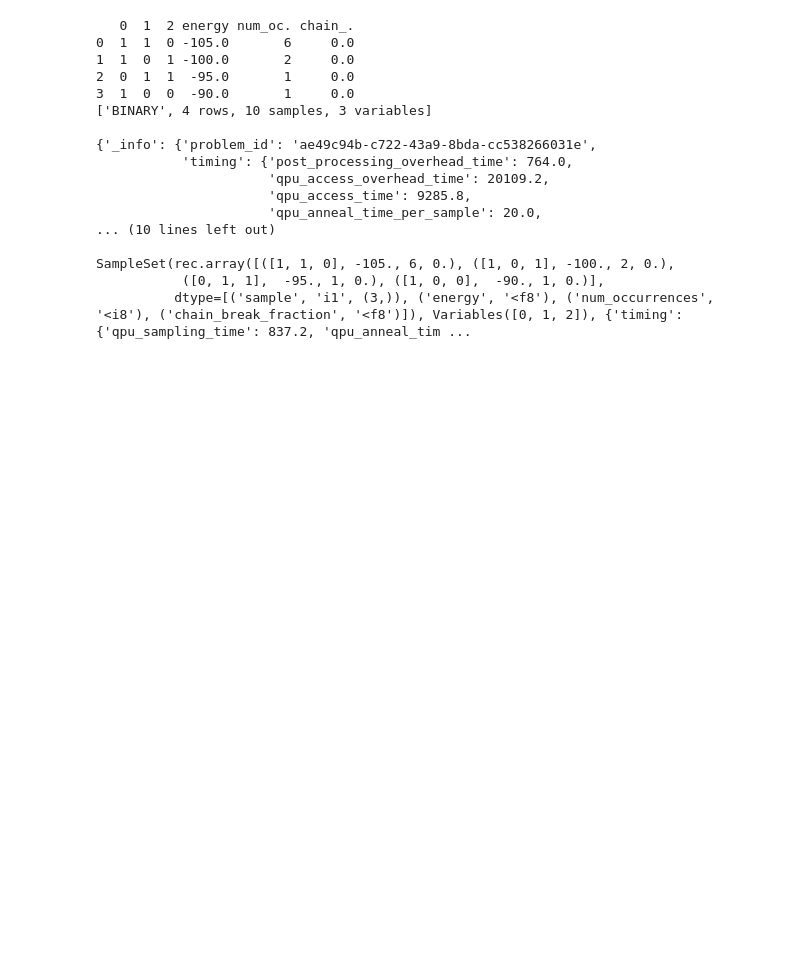
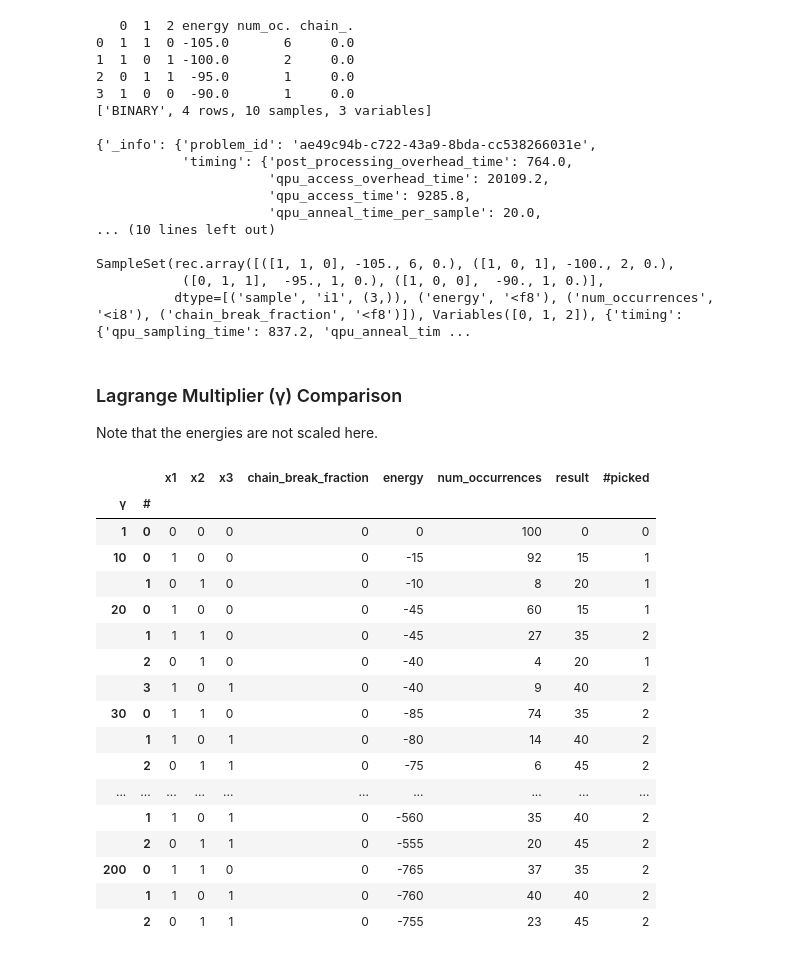
Before and after one commit to klezm/QuantumAnnealingPlayground, a Jupyter notebook: choosing_boxes.ipynb, the cells around one changed output. Cells and saved outputs as stored; diff of their text form; code cells hidden in the pictures; blank space fills up the shorter version.

Commit message:
Updateschoosing_boxes.ipynb

```diff
--- a/choosing_boxes.ipynb
+++ b/choosing_boxes.ipynb
@@ -487,3 +603,66 @@ sampleset
 SampleSet(rec.array([([1, 1, 0], -105., 6, 0.), ([1, 0, 1], -100., 2, 0.),
            ([0, 1, 1],  -95., 1, 0.), ([1, 0, 0],  -90., 1, 0.)],
           dtype=[('sample', 'i1', (3,)), ('energy', '<f8'), ('num_occurrences', '<i8'), ('chain_break_fraction', '<f8')]), Variables([0, 1, 2]), {'timing': {'qpu_sampling_time': 837.2, 'qpu_anneal_tim ...
+# %% [markdown]
+### Lagrange Multiplier (γ) Comparison
+
+Note that the energies are not scaled here.
+# %%
+samplesets = {}
+for γ in [1, 10, 20, 30, 35, 40, 60, 80, 100, 120, 150, 200]:
+    sampler = EmbeddingComposite(DWaveSampler())
+
+    # x1, x2, x3 = [dimod.Binary(f'x{i}') for i in range(1, 4)]
+    # bqm = 15 * x1 + 20 * x2 + 25 * x3 + γ * (x1 + x2 + x3 - 2)**2
+    # sampleset = sampler.sample(bqm, num_reads = 100)
+
+    Q = make_Q_dict(make_qubo(γ = γ))
+    sampleset = sampler.sample_qubo(Q, num_reads = 100)
+
+    # print(f'>>>   γ = {γ}   <<<\n{sampleset}\n')
+    samplesets[γ] = sampleset
+# %%
+df = pd.concat({γ: s.to_pandas_dataframe() for γ, s in samplesets.items()}).rename_axis(index = ["γ", "#"])
+df = df.convert_dtypes()
+df = df.rename(columns = {0: "x1", 1: "x2", 2: "x3"})
+
+df["result"] = df["x1"] * 15 + df["x2"] * 20 + df["x3"] * 25  # summed weight
+df["#picked"] = df["x1"] + df["x2"] + df["x3"]  # number of picked boxes (constraint)
+
+display(
+    df.style.bar(
+        subset = ["chain_break_fraction", "energy", "num_occurrences"],
+        color = "#ff92a585",
+    ).set_properties(
+        **{"background-color": "#adadad69"},  # #004ba752
+        subset = pd.IndexSlice[pd.IndexSlice[df.index.unique(level = 0)[::2], :], :]
+    ).background_gradient(
+        subset = "result",
+        cmap = "Blues_r"
+    ).set_properties(
+        subset = "#picked",
+        **{"font-weight": "bold"}
+    ).text_gradient(
+        subset = "#picked",
+        cmap = "tab10"
+    )
+)
+# %% [output]
+|  |  | x1 | x2 | x3 | chain_break_fraction | energy | num_occurrences | result | #picked |
+| γ | # |  |  |  |  |  |  |  |  |
+| 1 | 0 | 0 | 0 | 0 | 0 | 0 | 100 | 0 | 0 |
+| 10 | 0 | 1 | 0 | 0 | 0 | -15 | 92 | 15 | 1 |
+|  | 1 | 0 | 1 | 0 | 0 | -10 | 8 | 20 | 1 |
+| 20 | 0 | 1 | 0 | 0 | 0 | -45 | 60 | 15 | 1 |
+|  | 1 | 1 | 1 | 0 | 0 | -45 | 27 | 35 | 2 |
+|  | 2 | 0 | 1 | 0 | 0 | -40 | 4 | 20 | 1 |
+|  | 3 | 1 | 0 | 1 | 0 | -40 | 9 | 40 | 2 |
+| 30 | 0 | 1 | 1 | 0 | 0 | -85 | 74 | 35 | 2 |
+|  | 1 | 1 | 0 | 1 | 0 | -80 | 14 | 40 | 2 |
+|  | 2 | 0 | 1 | 1 | 0 | -75 | 6 | 45 | 2 |
+| ... | ... | ... | ... | ... | ... | ... | ... | ... | ... |
+|  | 1 | 1 | 0 | 1 | 0 | -560 | 35 | 40 | 2 |
+|  | 2 | 0 | 1 | 1 | 0 | -555 | 20 | 45 | 2 |
+| 200 | 0 | 1 | 1 | 0 | 0 | -765 | 37 | 35 | 2 |
+|  | 1 | 1 | 0 | 1 | 0 | -760 | 40 | 40 | 2 |
+|  | 2 | 0 | 1 | 1 | 0 | -755 | 23 | 45 | 2 |
```
Also changed, not shown: parts of 16 cells of this notebook.
